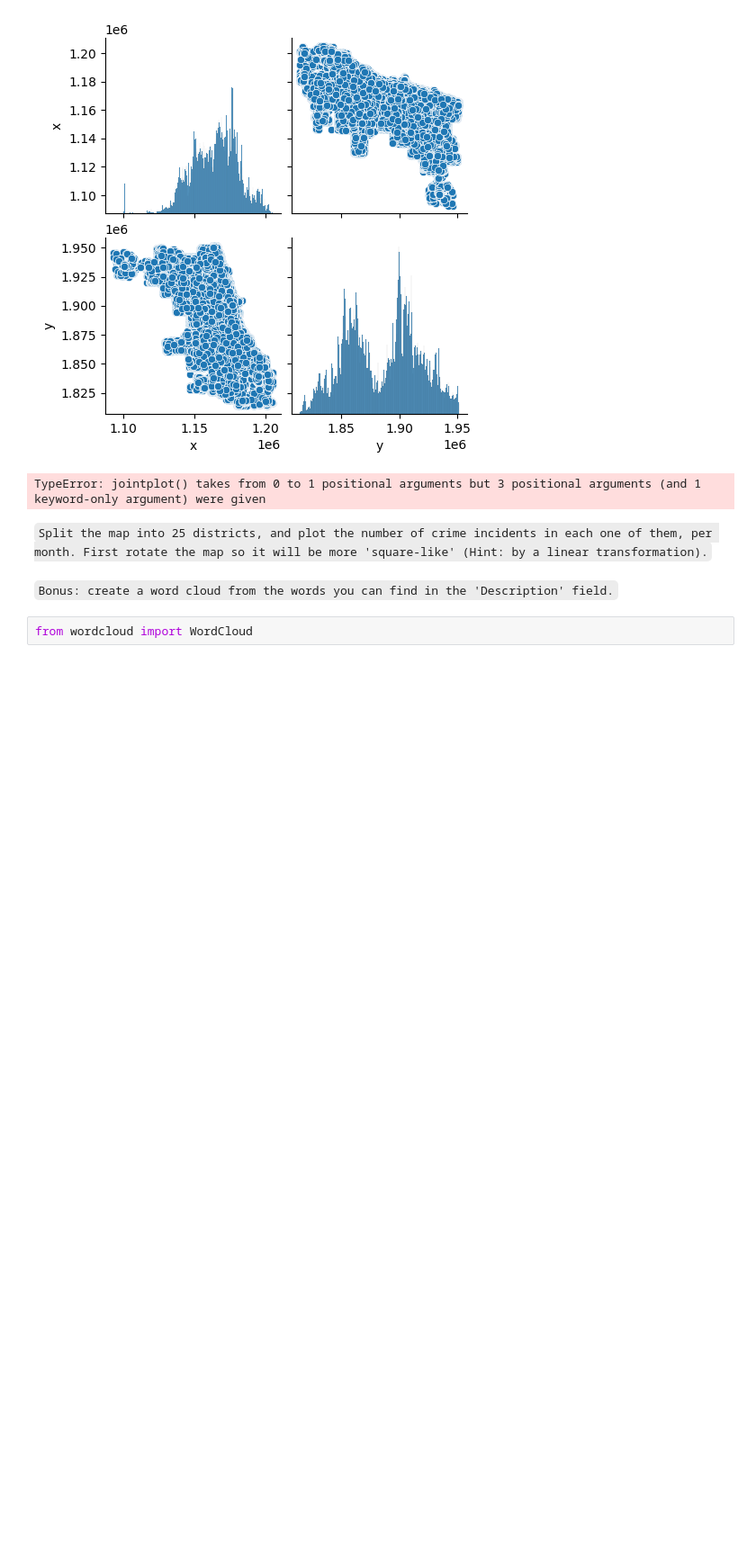
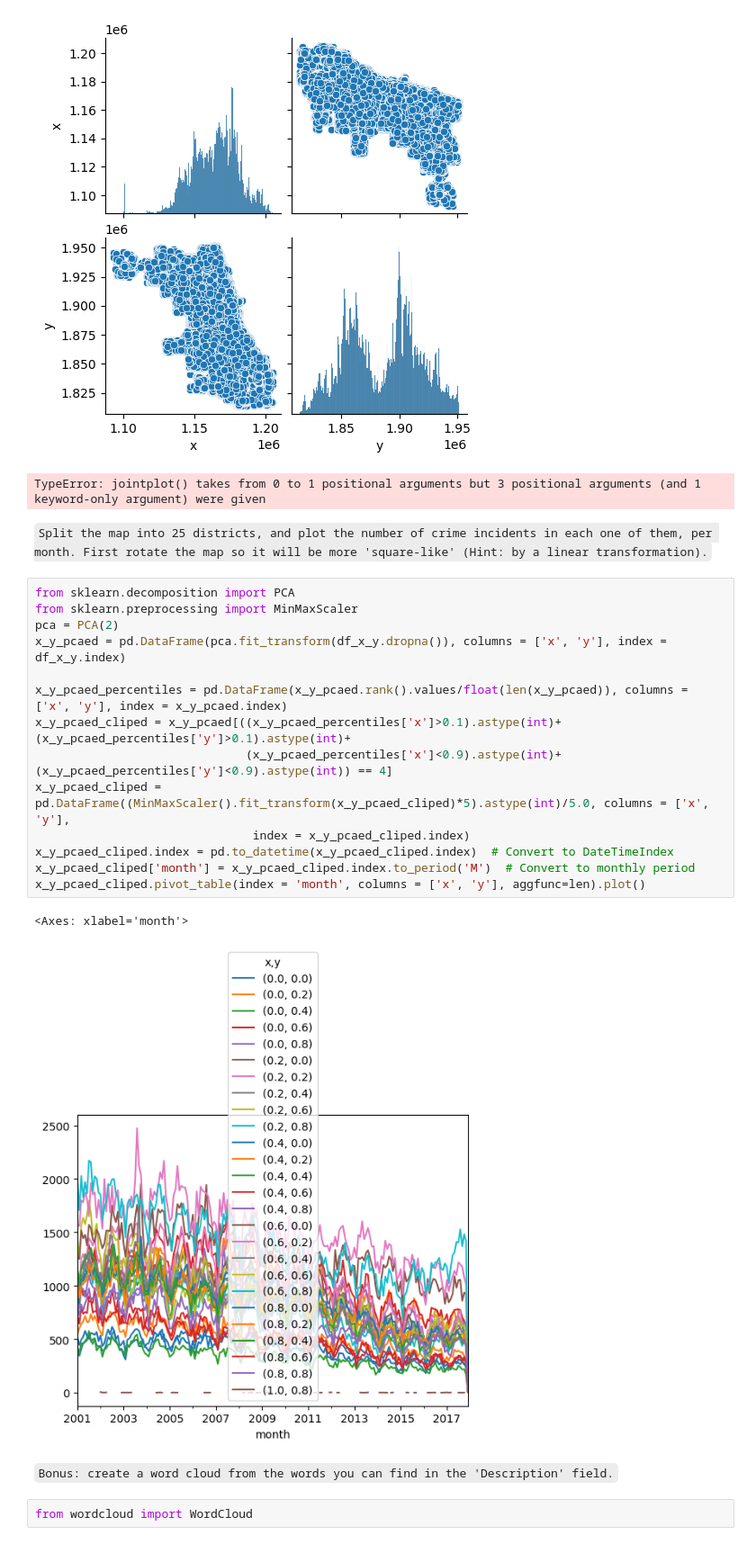
Before and after one commit to Avraham2489/DS_trainnig, a Jupyter notebook: intro/python/visualization/visualization exercise.ipynb, the cells around one changed output. Shown at 90% size. Drawn from its saved outputs; the diff is of its cells as text; blank space fills up the shorter version.

````diff
--- a/intro/python/visualization/visualization exercise.ipynb
+++ b/intro/python/visualization/visualization exercise.ipynb
@@ -132,6 +133,23 @@ plt.show()
 TypeError: jointplot() takes from 0 to 1 positional arguments but 3 positional arguments (and 1 keyword-only argument) were given
 # %% [markdown]
 ```Split the map into 25 districts, and plot the number of crime incidents in each one of them, per month. First rotate the map so it will be more 'square-like' (Hint: by a linear transformation).```
+# %%
+from sklearn.decomposition import PCA
+from sklearn.preprocessing import MinMaxScaler
+pca = PCA(2)
+x_y_pcaed = pd.DataFrame(pca.fit_transform(df_x_y.dropna()), columns = ['x', 'y'], index = df_x_y.index)
+
+x_y_pcaed_percentiles = pd.DataFrame(x_y_pcaed.rank().values/float(len(x_y_pcaed)), columns = ['x', 'y'], index = x_y_pcaed.index)
+x_y_pcaed_cliped = x_y_pcaed[((x_y_pcaed_percentiles['x']>0.1).astype(int)+(x_y_pcaed_percentiles['y']>0.1).astype(int)+
+                              (x_y_pcaed_percentiles['x']<0.9).astype(int)+(x_y_pcaed_percentiles['y']<0.9).astype(int)) == 4]
+x_y_pcaed_cliped = pd.DataFrame((MinMaxScaler().fit_transform(x_y_pcaed_cliped)*5).astype(int)/5.0, columns = ['x', 'y'],
+                               index = x_y_pcaed_cliped.index)
+x_y_pcaed_cliped.index = pd.to_datetime(x_y_pcaed_cliped.index)  # Convert to DateTimeIndex
+x_y_pcaed_cliped['month'] = x_y_pcaed_cliped.index.to_period('M')  # Convert to monthly period
+x_y_pcaed_cliped.pivot_table(index = 'month', columns = ['x', 'y'], aggfunc=len).plot()
+# %% [output]
+<Axes: xlabel='month'>
+[figure, added]
 # %% [markdown]
 ```Bonus: create a word cloud from the words you can find in the 'Description' field.```
 # %%
````
Also changed, not shown: parts of 1 cell of this notebook.
